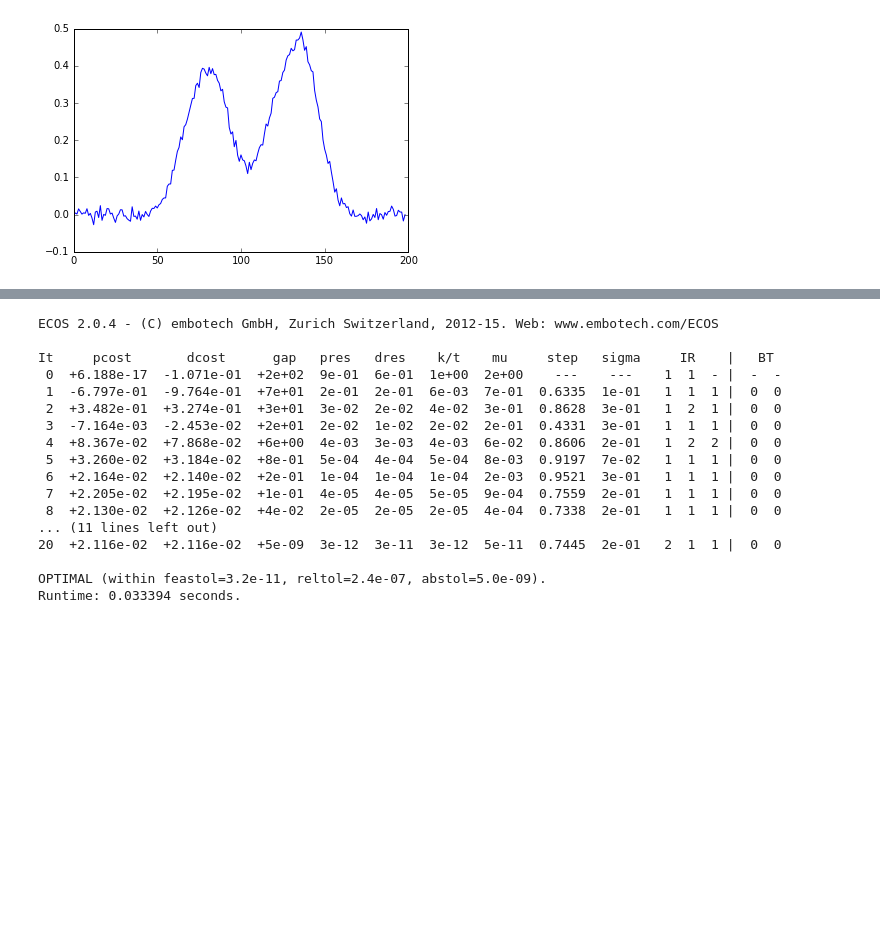
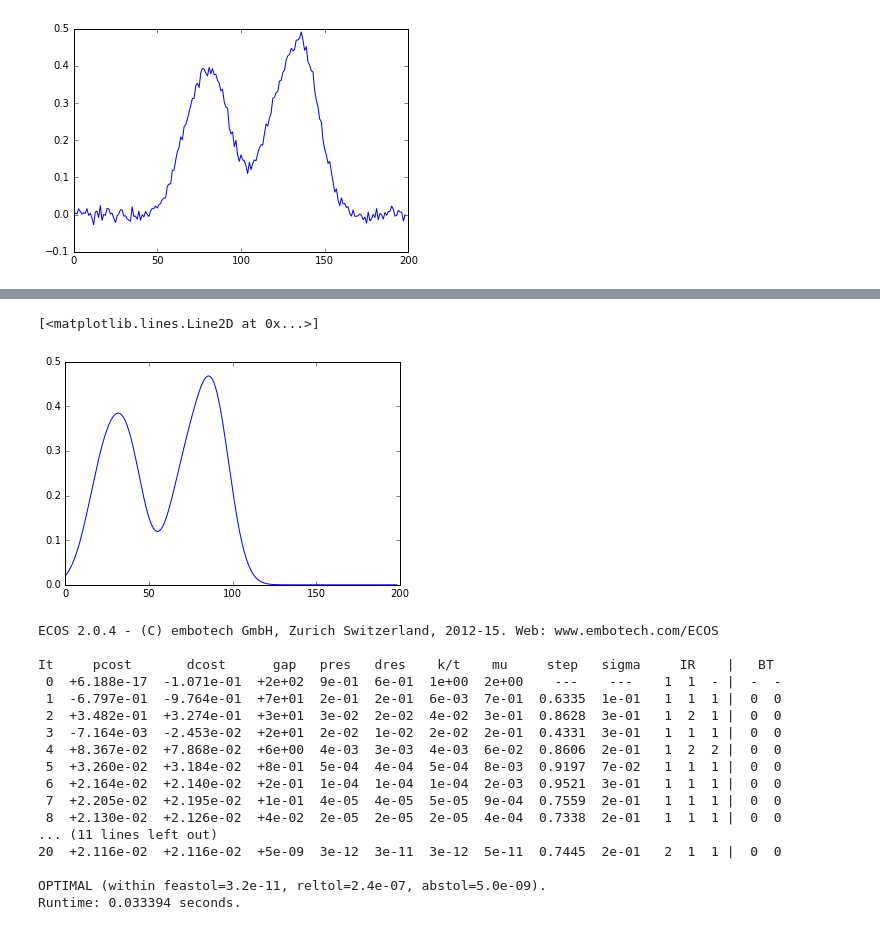
Before and after one commit to cvxgrp/cvxflow, a Jupyter notebook: notebooks/convolution.ipynb, the cells around one changed output, grey strips where cells are left out. Saved outputs shown, nothing was run; the diff lists cells and outputs as text; code cells hidden in the pictures; blank space fills up the shorter version.

```diff
--- a/notebooks/convolution.ipynb
+++ b/notebooks/convolution.ipynb
@@ -21,3 +26,8 @@ plt.plot(b)
+# %%
+plt.plot(np.convolve(c, np.hstack((x0, np.zeros(n-1))), mode="same"))
+# %% [output]
+[<matplotlib.lines.Line2D at 0x...>]
+[figure, added]
 # %%
 x = cvx.Variable(n)
 f = cvx.sum_squares(cvx.conv(c, x) - b)
```
Also changed, not shown: parts of 4 cells of this notebook, 6 other files.
